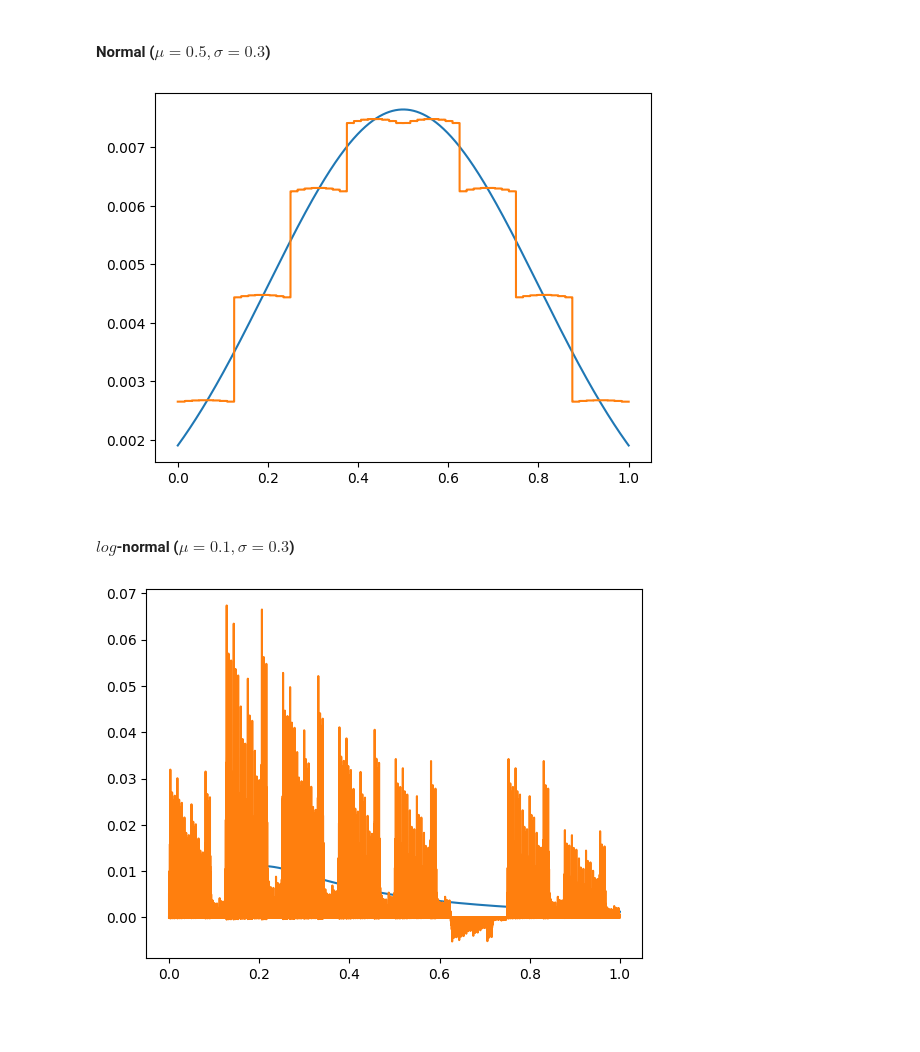
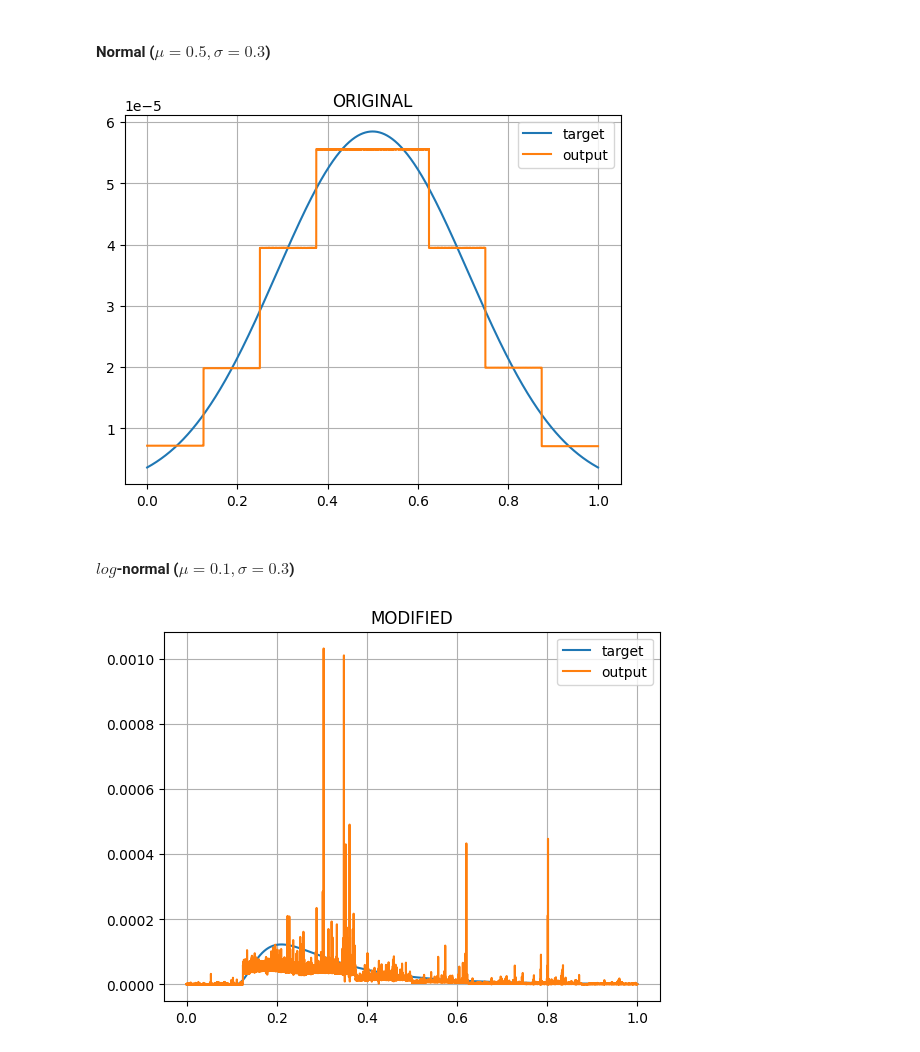
Before and after one commit to IsmaelCesar/sanches-modified, a Jupyter notebook: mtest_plotting_no_perm_results.ipynb, the cells around one changed output. Drawn from its saved outputs; the diff is of its cells as text; code cells hidden in the pictures; blank space fills up the shorter version.

```diff
--- a/mtest_plotting_no_perm_results.ipynb
+++ b/mtest_plotting_no_perm_results.ipynb
@@ -16,34 +10,50 @@ target_state = get_state(num_qubits, dist_type, dist_params)
 # %%
-approx_file = os.path.join(SCRIPT_RESULTS_PATHS, dist_type, f"modified_plot_{dist_type}_{num_qubits}qb_0.05eps.csv")
+model_type = "original"
+
+dist_type = "normal"
+dist_params = {"x_points": (0, 1), "loc": 0.5, "scale": 0.3}
+num_qubits = 15
+
+target_state = get_state(num_qubits, dist_type, dist_params)
+
+approx_file = os.path.join(SCRIPT_RESULTS_PATHS, dist_type, f"{model_type}_plot_{dist_type}_{num_qubits}qb_0.05eps.csv")
 approx_states = np.loadtxt(approx_file, delimiter=",", dtype=np.complex64).astype(np.float32)
 
 mean_approx= np.mean(approx_states, axis=0)
 
 x_points = np.linspace(0, 1, 2**num_qubits)
 
-plt.plot(x_points, target_state)
-plt.plot(x_points, approx_states[8])
+plt.title(model_type.upper())
+plt.plot(x_points, np.abs(target_state)**2, label="target")
+plt.plot(x_points, np.abs(mean_approx)**2, label="output")
+plt.grid()
+plt.legend(loc="best")
 plt.show()
 # %% [output]
-[figure, old version]
+[figure, new version]
 # %% [markdown]
 #### $log$-normal ($\mu = 0.1, \sigma = 0.3$)
 # %%
+model_type = "modified"
+
 dist_type = "lognormal"
 dist_params = {"x_points": (0, 1), "s": 1, "loc": 0.1, "scale": 0.3}
 num_qubits = 15
 
 target_state = get_state(num_qubits, dist_type, dist_params)
 
-approx_file = os.path.join(SCRIPT_RESULTS_PATHS, dist_type, f"modified_plot_{dist_type}_{num_qubits}qb_0.05eps.csv")
+approx_file = os.path.join(SCRIPT_RESULTS_PATHS, dist_type, f"{model_type}_plot_{dist_type}_{num_qubits}qb_0.05eps.csv")
 approx_states = np.loadtxt(approx_file, delimiter=",", dtype=np.complex64).astype(np.float32)
 
 mean_approx= np.mean(approx_states, axis=0)
 
 x_points = np.linspace(0, 1, 2**num_qubits)
 
-plt.plot(x_points, target_state)
-plt.plot(x_points, approx_states[0])
+plt.title(model_type.upper())
+plt.plot(x_points, np.abs(target_state)**2, label="target")
+plt.plot(x_points, np.abs(mean_approx)**2, label="output")
+plt.legend(loc="best")
+plt.grid()
 plt.show()
 # %% [output]
-[figure, old version]
+[figure, new version]
```
Also changed, not shown: parts of 5 cells of this notebook.
